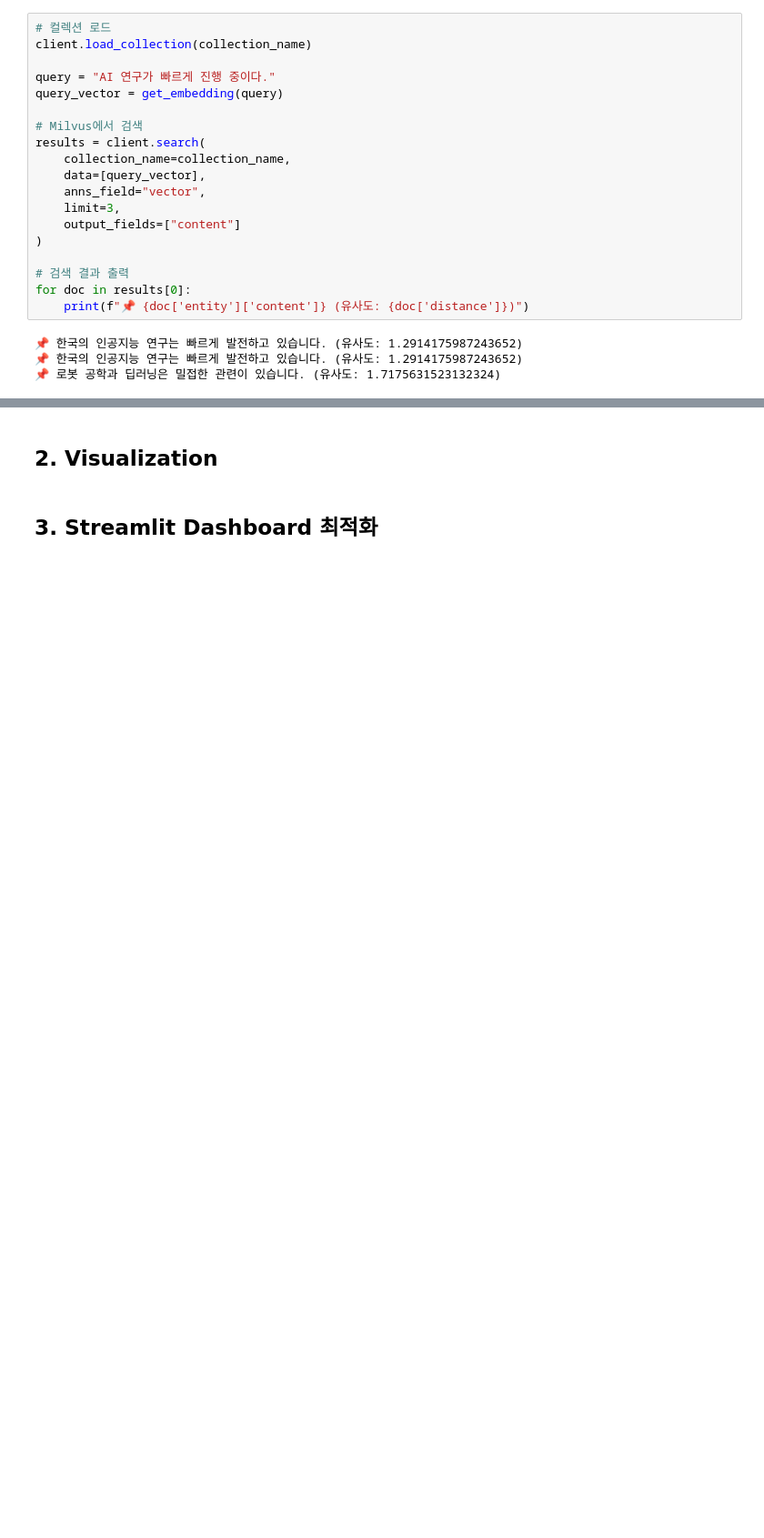
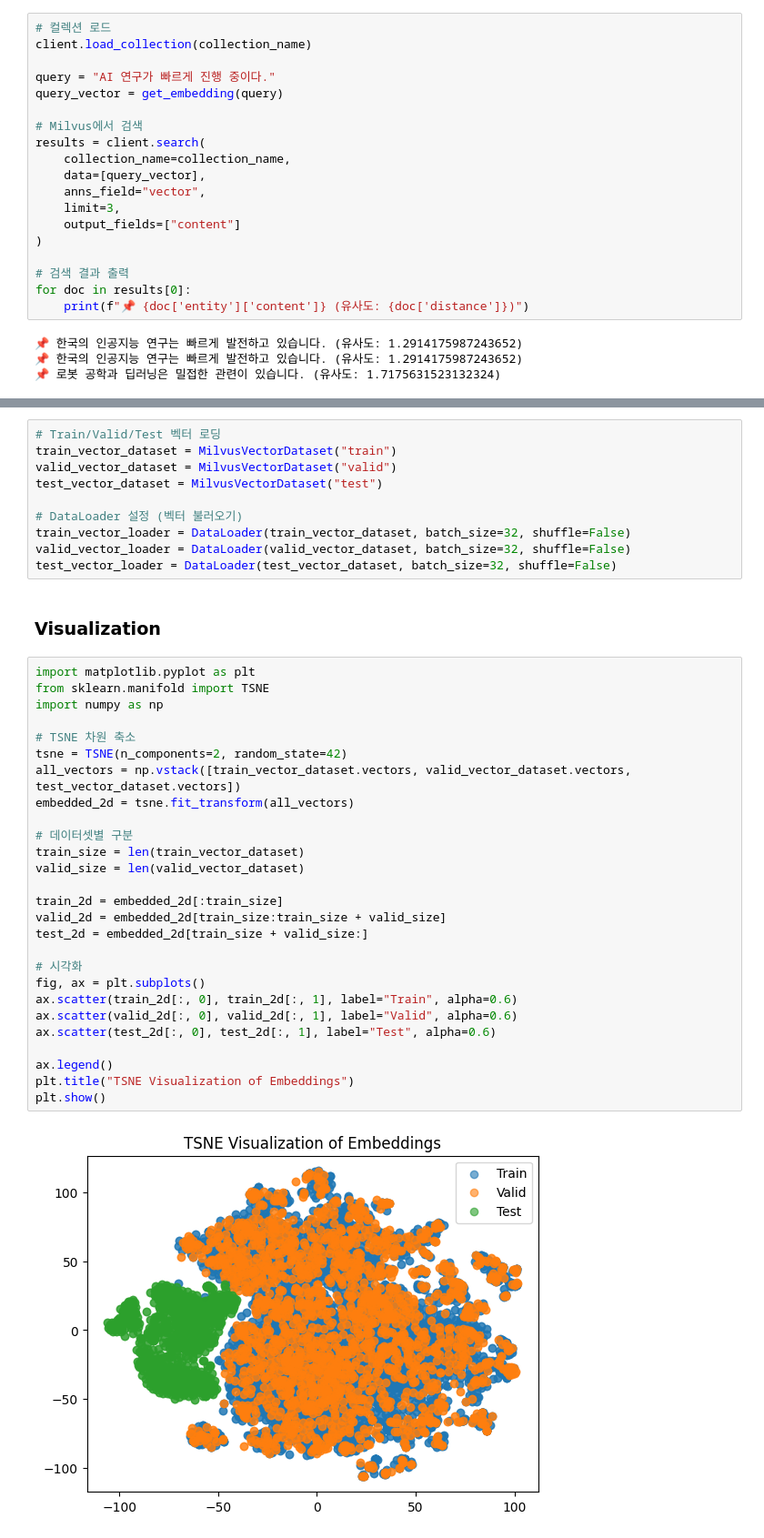
Before and after one commit to jeongminia/datadrift_dataclinic, a Jupyter notebook: temp_dir/vector_db_server/text-embeddings-with-Milvus.ipynb, the cells around one changed output, grey strips where cells are left out. Shown: that part at 91% size. Drawn from its saved outputs; the diff is of its cells as text; blank space fills up the shorter version.

Commit message:
feat : add Milvus vector storage using dataframe

```diff
--- a/temp_dir/vector_db_server/text-embeddings-with-Milvus.ipynb
+++ b/temp_dir/vector_db_server/text-embeddings-with-Milvus.ipynb
@@ -357,4 +502,41 @@ for doc in results[0]:
+# %%
+# Train/Valid/Test 벡터 로딩
+train_vector_dataset = MilvusVectorDataset("train")
+valid_vector_dataset = MilvusVectorDataset("valid")
+test_vector_dataset = MilvusVectorDataset("test")
+
+# DataLoader 설정 (벡터 불러오기)
+train_vector_loader = DataLoader(train_vector_dataset, batch_size=32, shuffle=False)
+valid_vector_loader = DataLoader(valid_vector_dataset, batch_size=32, shuffle=False)
+test_vector_loader = DataLoader(test_vector_dataset, batch_size=32, shuffle=False)
 # %% [markdown]
-## 2. Visualization
+### Visualization
-# %% [markdown]
-## 3. Streamlit Dashboard 최적화
+# %%
+import matplotlib.pyplot as plt
+from sklearn.manifold import TSNE
+import numpy as np
+
+# TSNE 차원 축소
+tsne = TSNE(n_components=2, random_state=42)
+all_vectors = np.vstack([train_vector_dataset.vectors, valid_vector_dataset.vectors, test_vector_dataset.vectors])
+embedded_2d = tsne.fit_transform(all_vectors)
+
+# 데이터셋별 구분
+train_size = len(train_vector_dataset)
+valid_size = len(valid_vector_dataset)
+
+train_2d = embedded_2d[:train_size]
+valid_2d = embedded_2d[train_size:train_size + valid_size]
+test_2d = embedded_2d[train_size + valid_size:]
+
+# 시각화
+fig, ax = plt.subplots()
+ax.scatter(train_2d[:, 0], train_2d[:, 1], label="Train", alpha=0.6)
+ax.scatter(valid_2d[:, 0], valid_2d[:, 1], label="Valid", alpha=0.6)
+ax.scatter(test_2d[:, 0], test_2d[:, 1], label="Test", alpha=0.6)
+
+ax.legend()
+plt.title("TSNE Visualization of Embeddings")
+plt.show()
+# %% [output]
+[figure, added]
```
Also changed, not shown: parts of 23 cells of this notebook, 17 other files.
